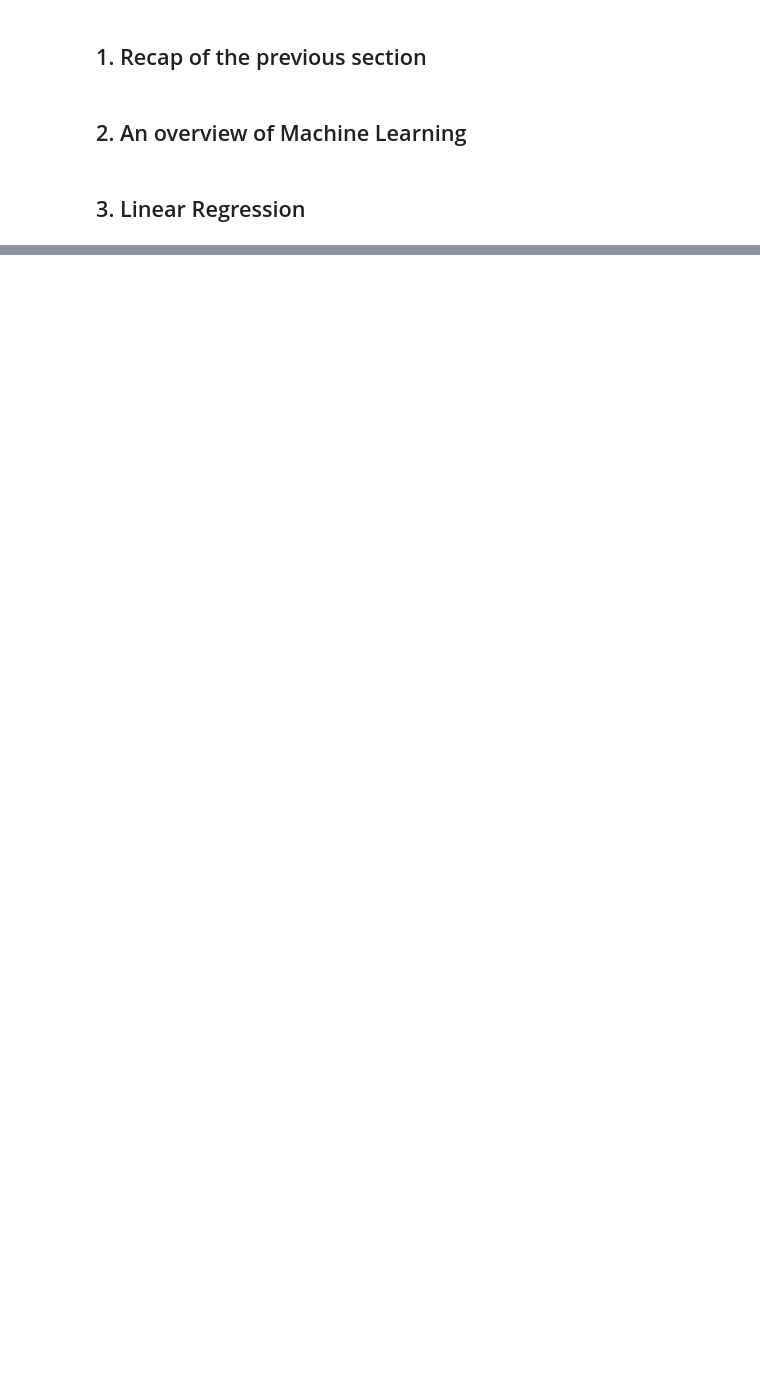
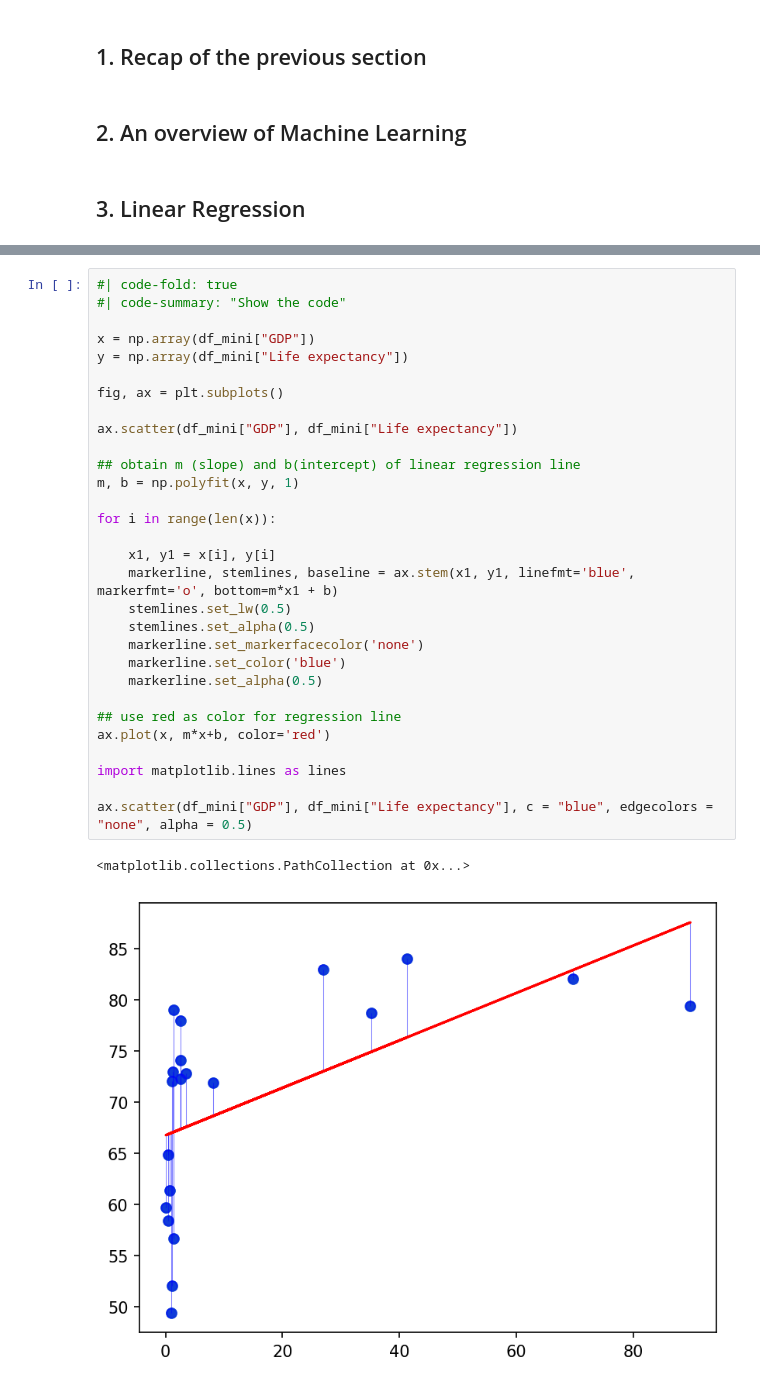
Before and after one commit to vukasin-viskovic/idsss, a Jupyter notebook: session_006.ipynb, the cells around one changed output, grey strips where cells are left out. Cells and saved outputs as stored; diff of their text form; blank space fills up the shorter version.

```diff
--- a/session_006.ipynb
+++ b/session_006.ipynb
@@ -22,0 +74,33 @@ import pandas as pd
+# %%
+#| code-fold: true
+#| code-summary: "Show the code"
+
+x = np.array(df_mini["GDP"])
+y = np.array(df_mini["Life expectancy"])
+
+fig, ax = plt.subplots()
+
+ax.scatter(df_mini["GDP"], df_mini["Life expectancy"])
+
+## obtain m (slope) and b(intercept) of linear regression line
+m, b = np.polyfit(x, y, 1)
+
+for i in range(len(x)):
+
+    x1, y1 = x[i], y[i]
+    markerline, stemlines, baseline = ax.stem(x1, y1, linefmt='blue', markerfmt='o', bottom=m*x1 + b)
+    stemlines.set_lw(0.5)
+    stemlines.set_alpha(0.5)
+    markerline.set_markerfacecolor('none')
+    markerline.set_color('blue')
+    markerline.set_alpha(0.5)
+
+## use red as color for regression line
+ax.plot(x, m*x+b, color='red')
+
+import matplotlib.lines as lines
+
+ax.scatter(df_mini["GDP"], df_mini["Life expectancy"], c = "blue", edgecolors = "none", alpha = 0.5)
+# %% [output]
+<matplotlib.collections.PathCollection at 0x...>
+[figure, added]
```
Also changed, not shown: parts of 12 cells of this notebook, 24 other files.
